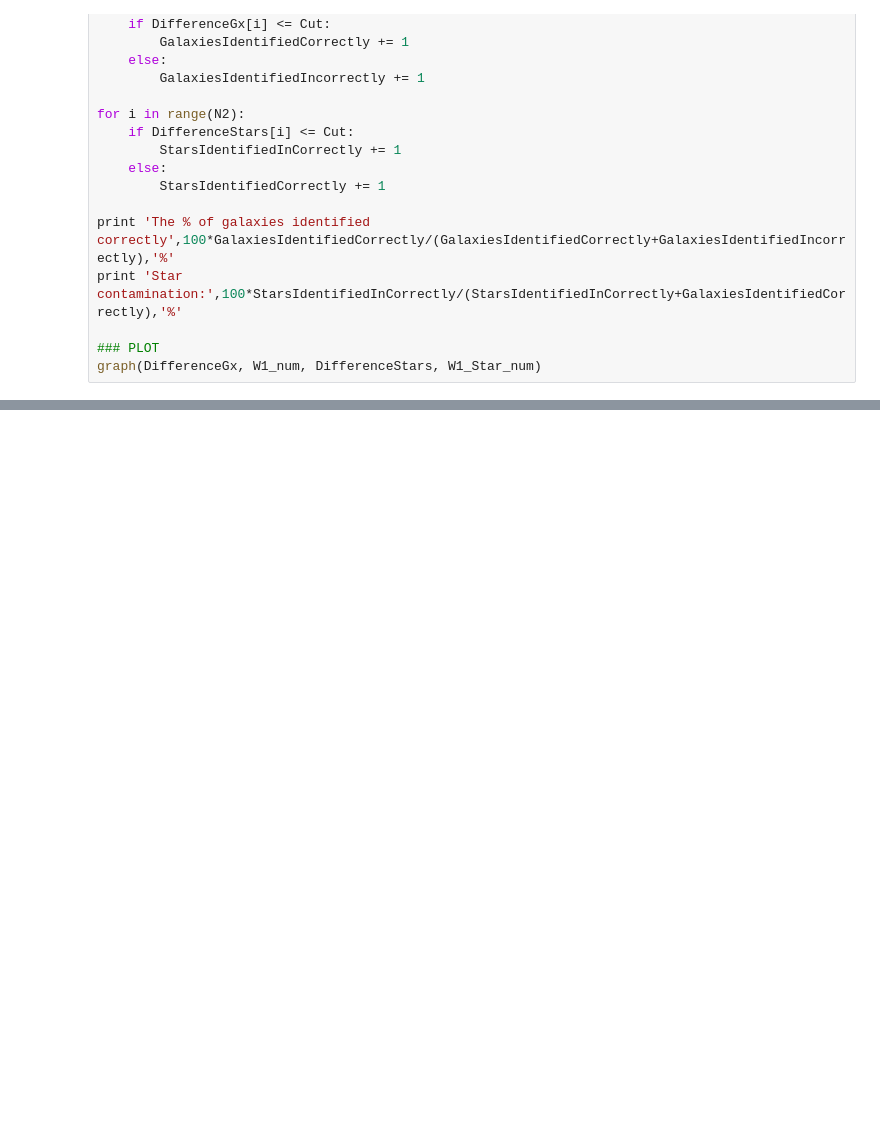
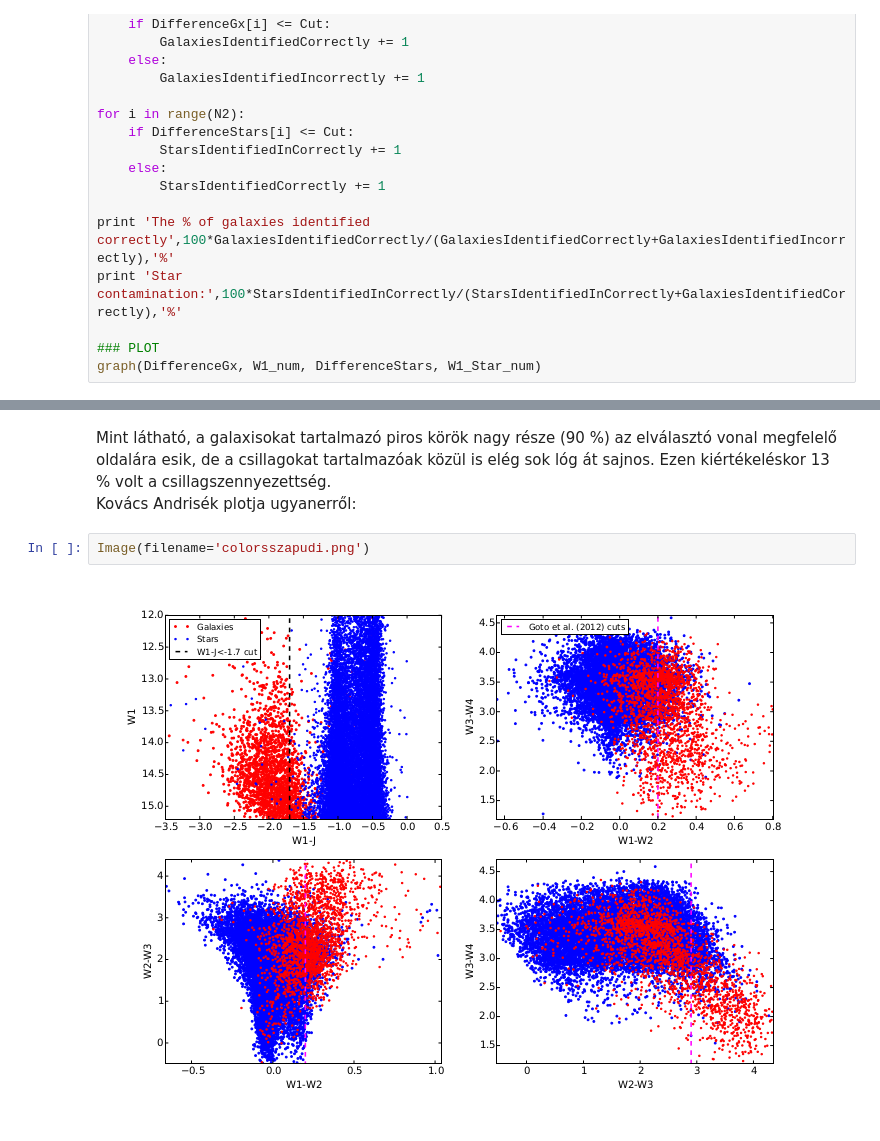
Before and after one commit to ggalgoczi/wise2mass, a Jupyter notebook: GxStarSeparation.ipynb, the cells around one changed output, grey strips where cells are left out. Saved outputs shown, nothing was run; the diff lists cells and outputs as text; blank space fills up the shorter version.

```diff
--- a/GxStarSeparation.ipynb
+++ b/GxStarSeparation.ipynb
@@ -156,0 +169,7 @@ A fentebbi mintákra megcsináltam
+# %% [markdown]
+Mint látható, a galaxisokat tartalmazó piros körök nagy része (90 %) az elválasztó vonal megfelelő oldalára esik, de a csillagokat tartalmazóak közül is elég sok lóg át sajnos. Ezen kiértékeléskor 13 % volt a csillagszennyezettség.<br />
+Kovács Andrisék plotja ugyanerről:
+# %%
+Image(filename='colorsszapudi.png')
+# %% [output]
+[figure, added]
```
Also changed, not shown: parts of 11 cells of this notebook.
